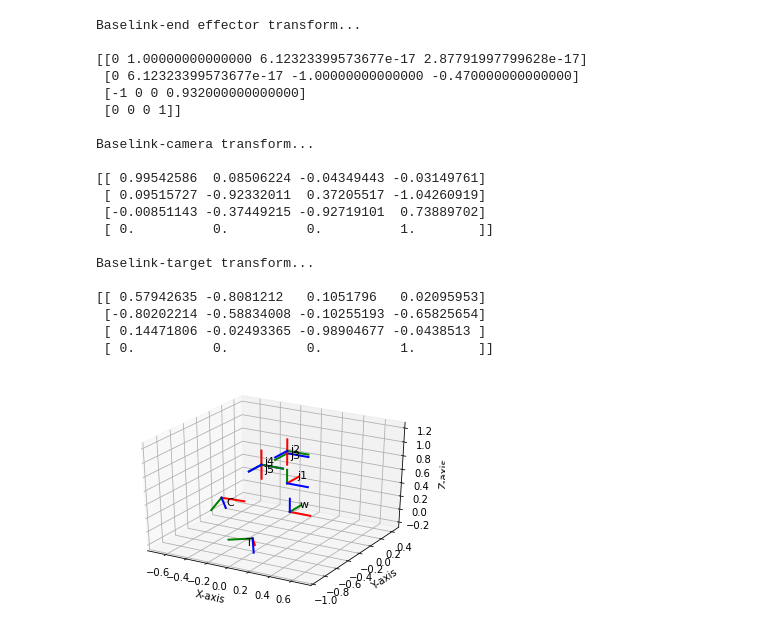
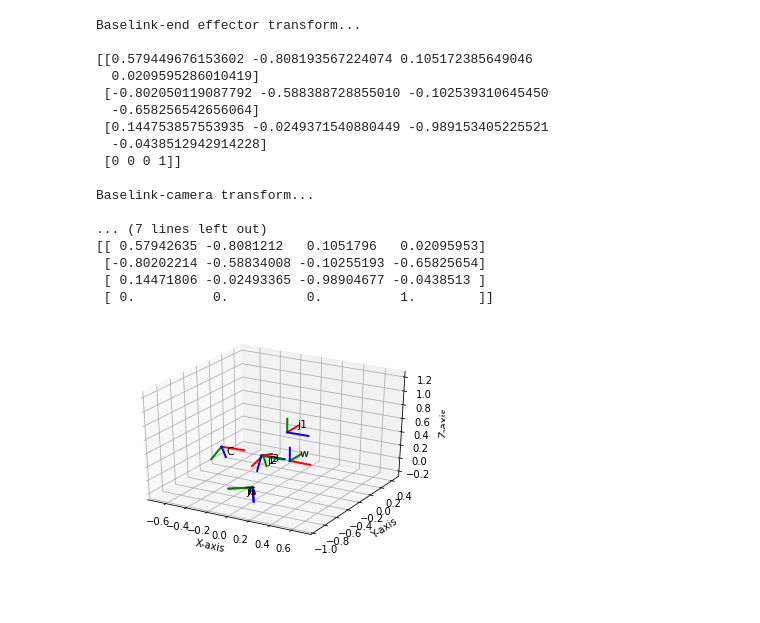
Before and after one commit to MatthiasDR96/vision_based_robot_picking, a Jupyter notebook: visualize_transforms.ipynb, the cells around one changed output. Drawn from its saved outputs; the diff is of its cells as text; code cells hidden in the pictures; blank space fills up the shorter version.

```diff
--- a/visualize_transforms.ipynb
+++ b/visualize_transforms.ipynb
@@ -3,31 +3,35 @@ import sys
 from math import *
 sys.path.append('/content/drive/My Drive/object_pose_estimation_online')
 from Classes.Visualization import *
+# %%
+target = np.array([[ 0.57942635, -0.8081212,   0.1051796,   0.02095953],
+                   [-0.80202214, -0.58834008, -0.10255193, -0.65825654],
+                   [ 0.14471806, -0.02493365, -0.98904677, -0.0438513 ],
+                   [ 0.0,          0.0,          0.0,          1.0,        ]])
+# %%
+pos_inv = inverse_kinematics(target, [0, 0, 0, 0, 0, 0])
 # %%
 # Robot position in joint space
 pos = [-pi/2, 0, 0, 0, 0, 0]
 # %%
 # Visualize transform
-visualize(pos)
+visualize(pos_inv)
 # %% [output]
 Baselink-end effector transform...
 
-[[0 1.00000000000000 6.12323399573677e-17 2.87791997799628e-17]
- [0 6.12323399573677e-17 -1.00000000000000 -0.470000000000000]
- [-1 0 0 0.932000000000000]
+[[0.579449676153602 -0.808193567224074 0.105172385649046
+  0.0209595286010419]
+ [-0.802050119087792 -0.588388728855010 -0.102539310645450
+  -0.658256542656064]
+ [0.144753857553935 -0.0249371540880449 -0.989153405225521
+  -0.0438512942914228]
  [0 0 0 1]]
 
 Baselink-camera transform...
 
-[[ 0.99542586  0.08506224 -0.04349443 -0.03149761]
- [ 0.09515727 -0.92332011  0.37205517 -1.04260919]
- [-0.00851143 -0.37449215 -0.92719101  0.73889702]
- [ 0.          0.          0.          1.        ]]
-
-Baselink-target transform...
-
+... (7 lines left out)
 [[ 0.57942635 -0.8081212   0.1051796   0.02095953]
  [-0.80202214 -0.58834008 -0.10255193 -0.65825654]
  [ 0.14471806 -0.02493365 -0.98904677 -0.0438513 ]
  [ 0.          0.          0.          1.        ]]
-[figure, old version]
+[figure, new version]
```
Also changed, not shown: 1 other file.
